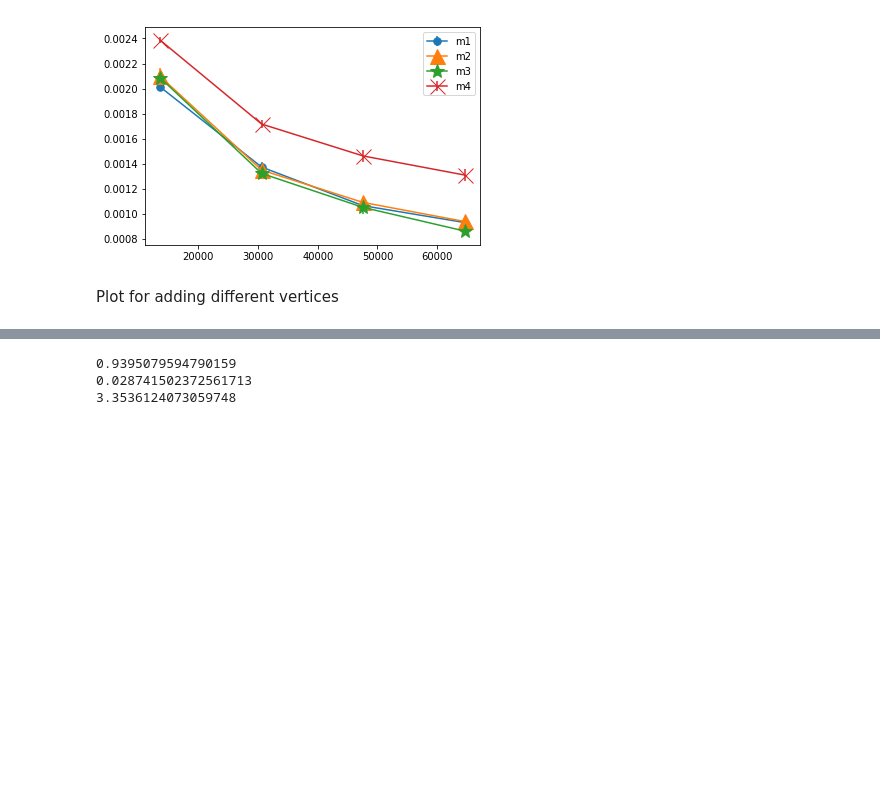
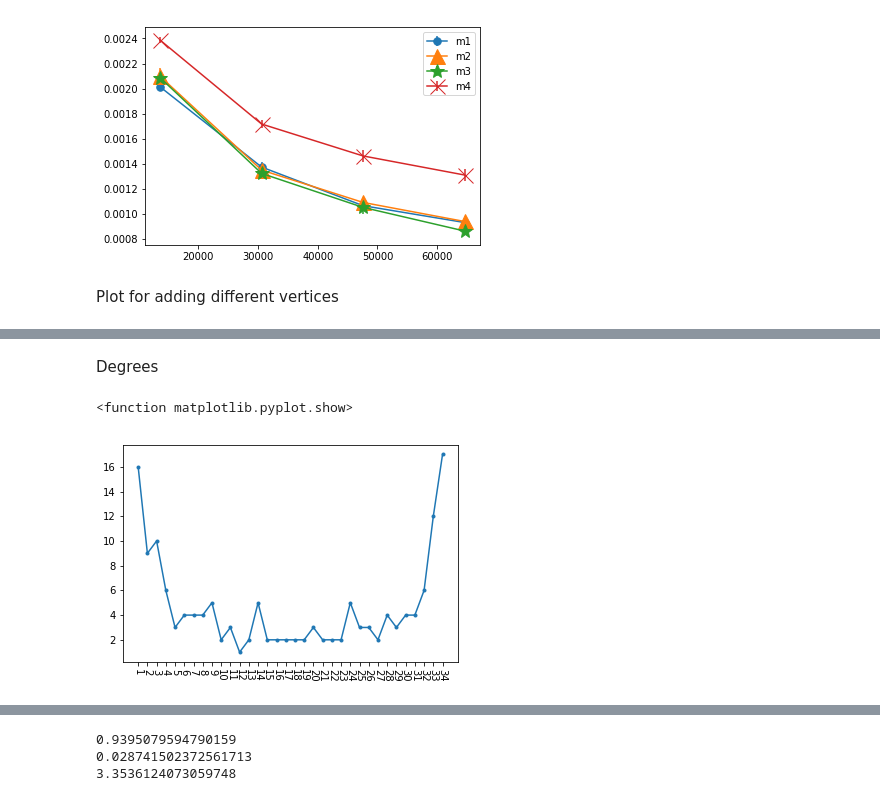
Before and after one commit to shps/incremental-representation-learning, a Jupyter notebook: materials/node_classification_from_random_walk.ipynb, the cells around one changed output, grey strips where cells are left out. Cells and saved outputs as stored; diff of their text form; code cells hidden in the pictures; blank space fills up the shorter version.

```diff
--- a/materials/node_classification_from_random_walk.ipynb
+++ b/materials/node_classification_from_random_walk.ipynb
@@ -196,0 +352,15 @@ reading vertex v1
+# %% [markdown]
+Degrees
+# %%
+x = sorted(G.nodes())
+d = d_w
+plt.plot(x, d, '.-',label='degree')
+plt.xticks(x_axis, rotation=-90)
+fig_size = plt.rcParams["figure.figsize"]
+fig_size[0] = 6
+fig_size[1] = 4
+plt.rcParams["figure.figsize"] = fig_size
+plt.show
+# %% [output]
+<function matplotlib.pyplot.show>
+[figure, added]
```
Also changed, not shown: parts of 17 cells of this notebook, 5 other files.
